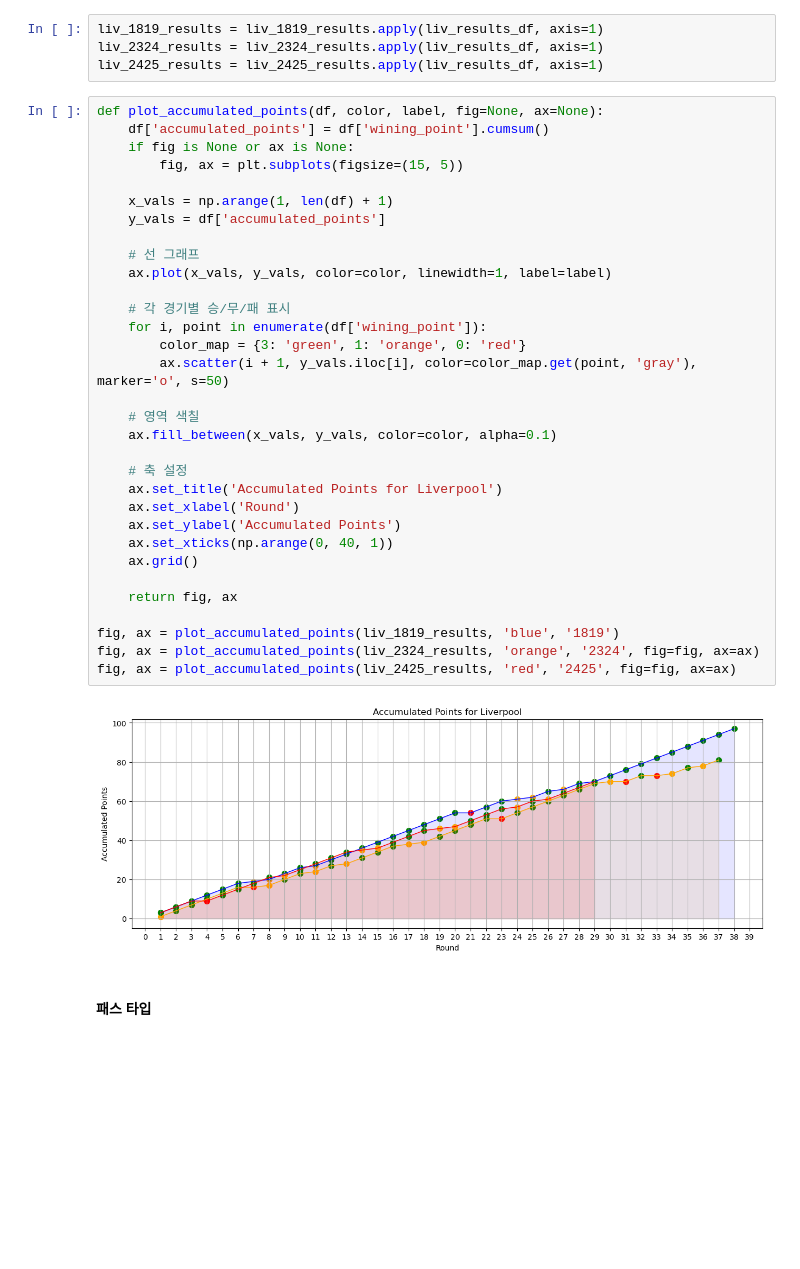
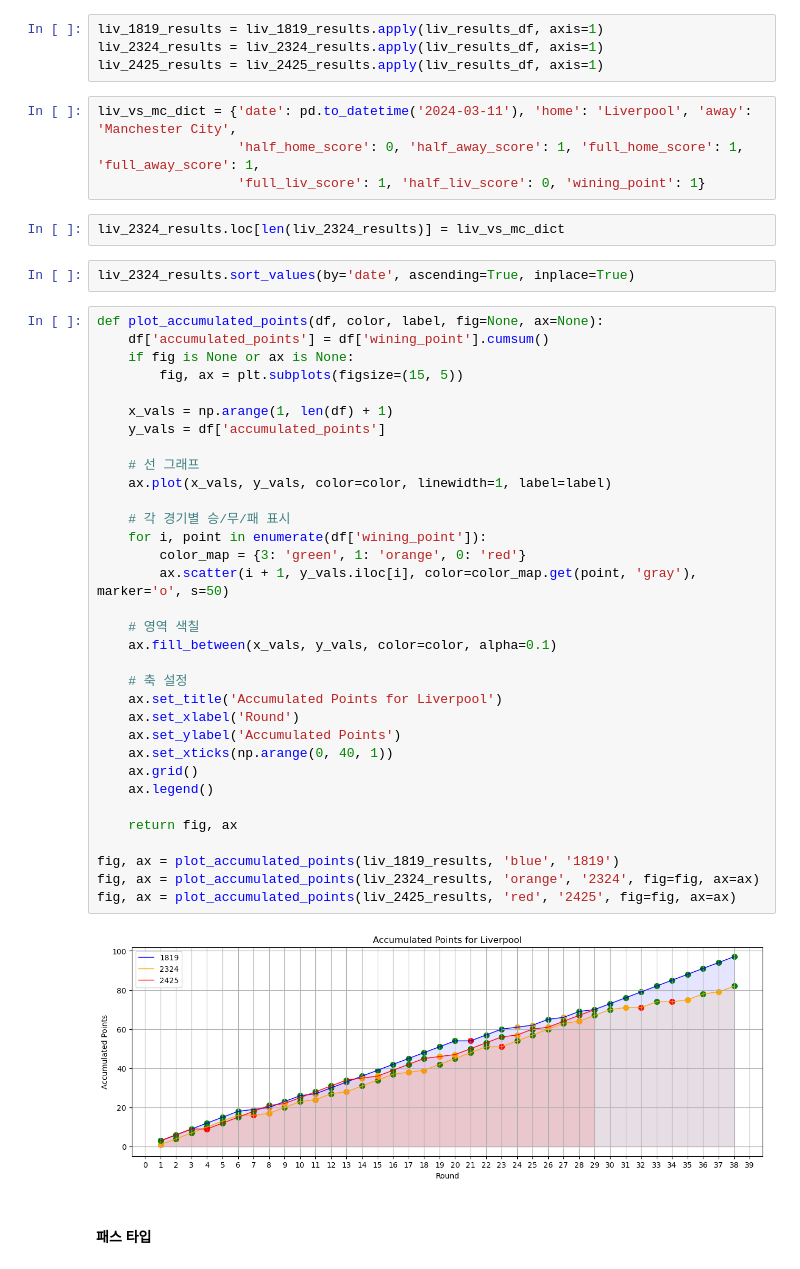
Before and after one commit to jmlee8939/Klopp-vs-Slot, a Jupyter notebook: note.ipynb, the cells around one changed output. Cells and saved outputs as stored; diff of their text form; blank space fills up the shorter version.

```diff
--- a/note.ipynb
+++ b/note.ipynb
@@ -236,40 +236,49 @@ def liv_results_df(df):
 liv_1819_results = liv_1819_results.apply(liv_results_df, axis=1)
 liv_2324_results = liv_2324_results.apply(liv_results_df, axis=1)
 liv_2425_results = liv_2425_results.apply(liv_results_df, axis=1)
+# %%
+liv_vs_mc_dict = {'date': pd.to_datetime('2024-03-11'), 'home': 'Liverpool', 'away': 'Manchester City',
+                  'half_home_score': 0, 'half_away_score': 1, 'full_home_score': 1, 'full_away_score': 1,
+                  'full_liv_score': 1, 'half_liv_score': 0, 'wining_point': 1}
+# %%
+liv_2324_results.loc[len(liv_2324_results)] = liv_vs_mc_dict
+# %%
+liv_2324_results.sort_values(by='date', ascending=True, inplace=True)
 # %%
 def plot_accumulated_points(df, color, label, fig=None, ax=None):
     df['accumulated_points'] = df['wining_point'].cumsum()
     if fig is None or ax is None:
         fig, ax = plt.subplots(figsize=(15, 5))
 
     x_vals = np.arange(1, len(df) + 1)
     y_vals = df['accumulated_points']
 
     # 선 그래프
     ax.plot(x_vals, y_vals, color=color, linewidth=1, label=label)
 
     # 각 경기별 승/무/패 표시
     for i, point in enumerate(df['wining_point']):
         color_map = {3: 'green', 1: 'orange', 0: 'red'}
         ax.scatter(i + 1, y_vals.iloc[i], color=color_map.get(point, 'gray'), marker='o', s=50)
 
     # 영역 색칠
     ax.fill_between(x_vals, y_vals, color=color, alpha=0.1)
 
     # 축 설정
     ax.set_title('Accumulated Points for Liverpool')
     ax.set_xlabel('Round')
     ax.set_ylabel('Accumulated Points')
     ax.set_xticks(np.arange(0, 40, 1))
     ax.grid()
+    ax.legend()
 
     return fig, ax
 
 fig, ax = plot_accumulated_points(liv_1819_results, 'blue', '1819')
 fig, ax = plot_accumulated_points(liv_2324_results, 'orange', '2324', fig=fig, ax=ax)
 fig, ax = plot_accumulated_points(liv_2425_results, 'red', '2425', fig=fig, ax=ax)
 # %% [output]
-[figure, old version]
+[figure, new version]
 # %% [markdown]
 #### 패스 타입
 # %%
```
